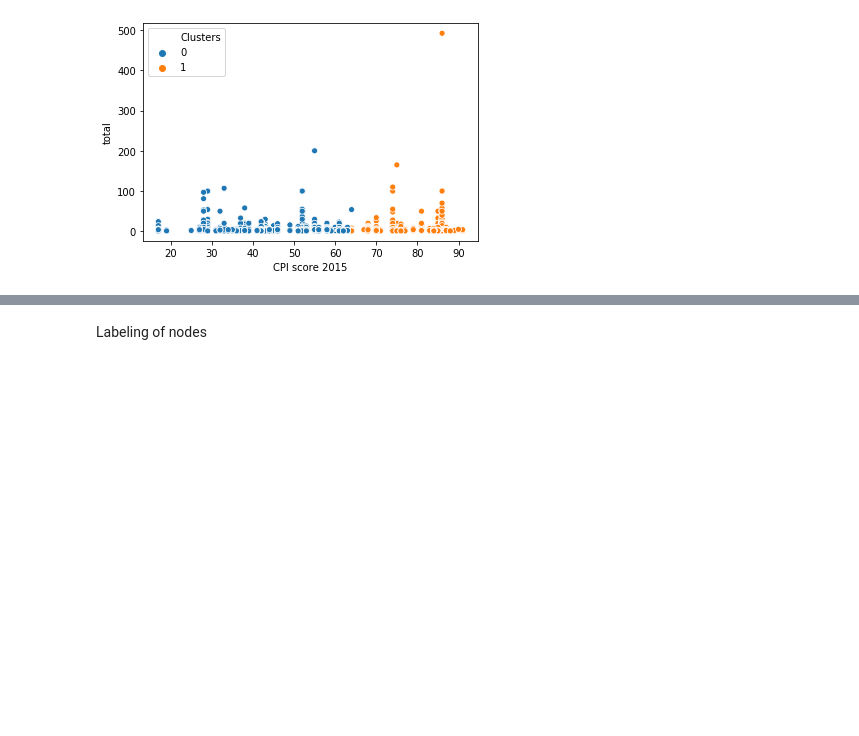
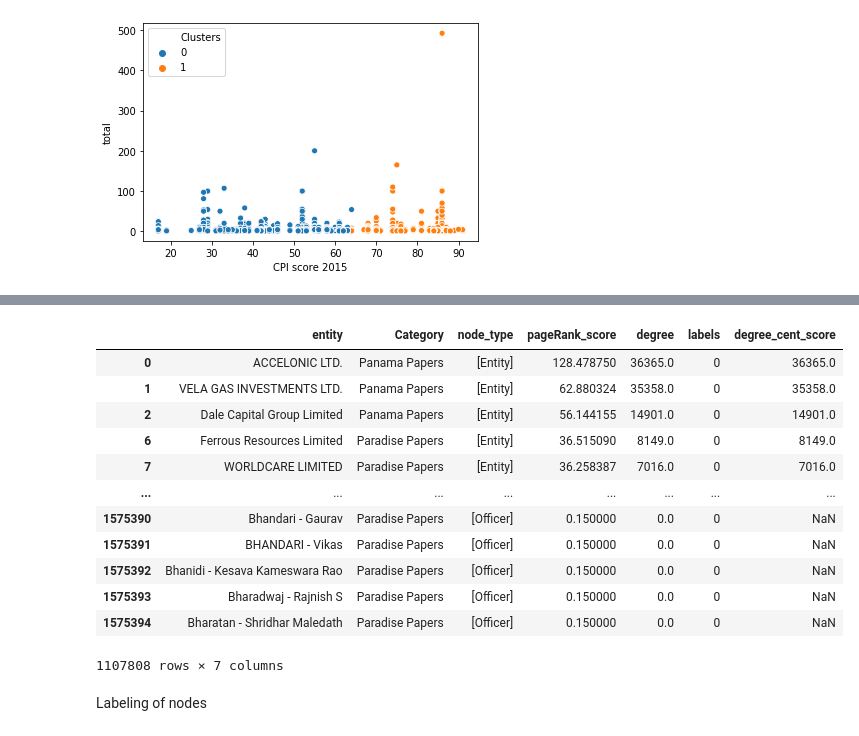
Before and after one commit to alexmak001/Panama-Papers, a Jupyter notebook: johncode.ipynb, the cells around one changed output, grey strips where cells are left out. Cells and saved outputs as stored; diff of their text form; code cells hidden in the pictures; blank space fills up the shorter version.

```diff
--- a/johncode.ipynb
+++ b/johncode.ipynb
@@ -162,0 +190,6 @@ KeyboardInterrupt:
+# %%
+degrees = pd.read_csv('data/new/degree.csv')
+pageranks = pd.read_csv('data/new/pagerank.csv')
+display(degrees.sort_values(by='node_type'))
+pageranks['Category'] = pageranks['Category'].apply(lambda x:(x.split(' -'))[0])
+degrees['Category'] = degrees['Category'].apply(lambda x:(x.split(' -'))[0])
@@ -162,0 +274,10 @@ KeyboardInterrupt:
+# %%
+panama_and_paradise = pageranks[(pageranks['Category']=='Panama Papers') |(pageranks['Category']=='Paradise Papers') ]
+blacklist_merged = panama_and_paradise.merge(blacklist,left_on='entity',right_on='entity')
+labels = blacklist_merged['entity'].unique()
+def find_label(value):
+    if value in labels:
+        return 1
+    else:
+        return 0
+panama_and_paradise['labels'] = panama_and_paradise['entity'].apply(find_label)
@@ -163,3 +319,19 @@ KeyboardInterrupt:
+# %%
+panama_and_paradise
+# %% [output]
+|  | entity | Category | node_type | pageRank_score | degree | labels | degree_cent_score |
+| 0 | ACCELONIC LTD. | Panama Papers | [Entity] | 128.478750 | 36365.0 | 0 | 36365.0 |
+| 1 | VELA GAS INVESTMENTS LTD. | Panama Papers | [Entity] | 62.880324 | 35358.0 | 0 | 35358.0 |
+| 2 | Dale Capital Group Limited | Panama Papers | [Entity] | 56.144155 | 14901.0 | 0 | 14901.0 |
+| 6 | Ferrous Resources Limited | Paradise Papers | [Entity] | 36.515090 | 8149.0 | 0 | 8149.0 |
+| 7 | WORLDCARE LIMITED | Paradise Papers | [Entity] | 36.258387 | 7016.0 | 0 | 7016.0 |
+| ... | ... | ... | ... | ... | ... | ... | ... |
+| 1575390 | Bhandari - Gaurav | Paradise Papers | [Officer] | 0.150000 | 0.0 | 0 | NaN |
+| 1575391 | BHANDARI - Vikas | Paradise Papers | [Officer] | 0.150000 | 0.0 | 0 | NaN |
+| 1575392 | Bhanidi - Kesava Kameswara Rao | Paradise Papers | [Officer] | 0.150000 | 0.0 | 0 | NaN |
+| 1575393 | Bharadwaj - Rajnish S | Paradise Papers | [Officer] | 0.150000 | 0.0 | 0 | NaN |
+| 1575394 | Bharatan - Shridhar Maledath | Paradise Papers | [Officer] | 0.150000 | 0.0 | 0 | NaN |
+1107808 rows × 7 columns
 # %%
 import requests
 import pandas as pd
```
Also changed, not shown: parts of 19 cells of this notebook, 14 other files.
